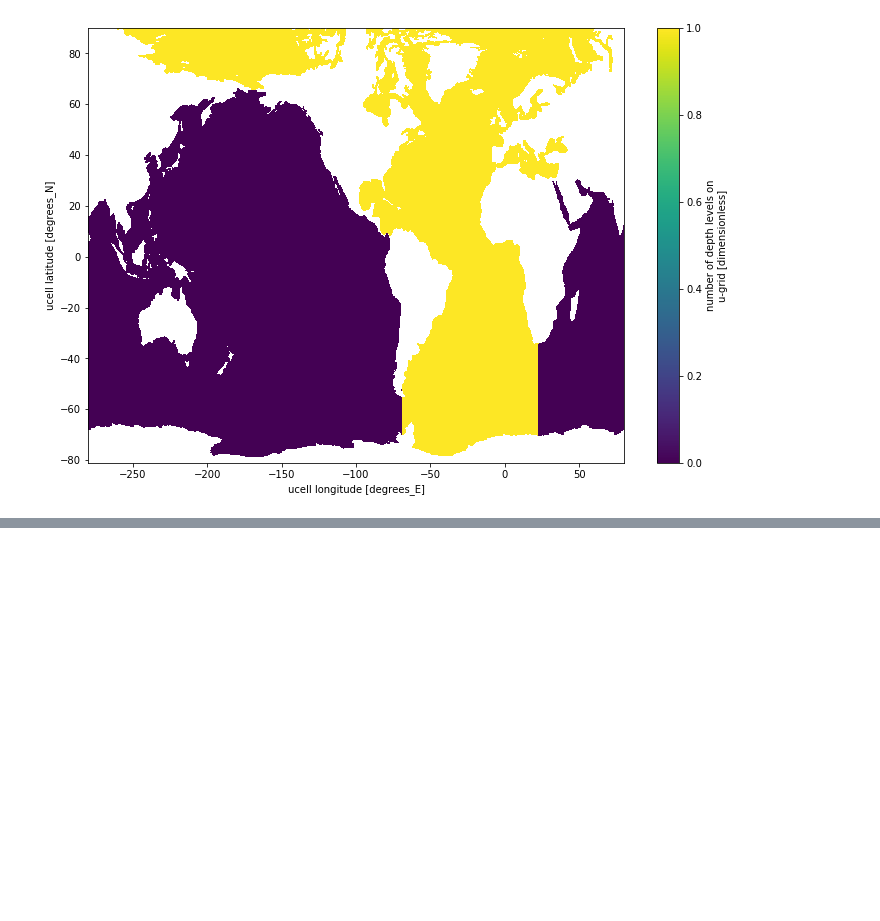
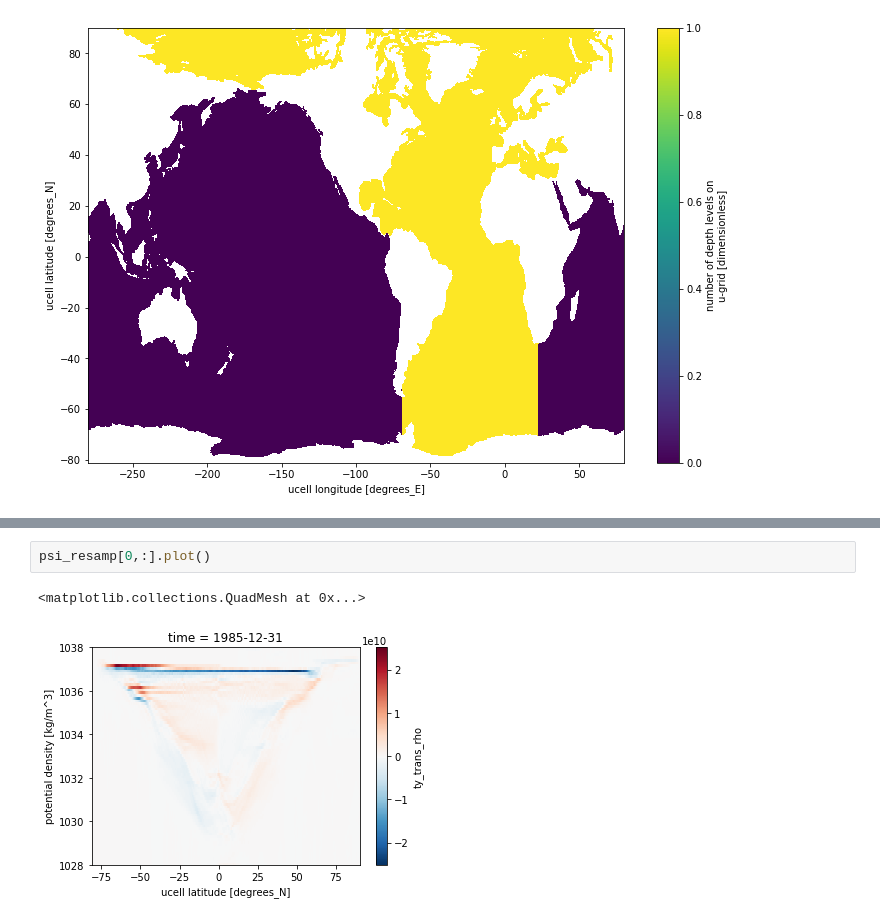
Before and after one commit to aidanheerdegen/amoc_notebook, a Jupyter notebook: Andy_AMOC_OM2-Copy1.ipynb, the cells around one changed output, grey strips where cells are left out. Cells and saved outputs as stored; diff of their text form; blank space fills up the shorter version.

```diff
--- a/Andy_AMOC_OM2-Copy1.ipynb
+++ b/Andy_AMOC_OM2-Copy1.ipynb
@@ -75 +76,6 @@ Coordinates:
+# %%
+psi_resamp[0,:].plot()
+# %% [output]
+<matplotlib.collections.QuadMesh at 0x...>
+[figure, added]
 # %%
```
Also changed, not shown: parts of 5 cells of this notebook.
